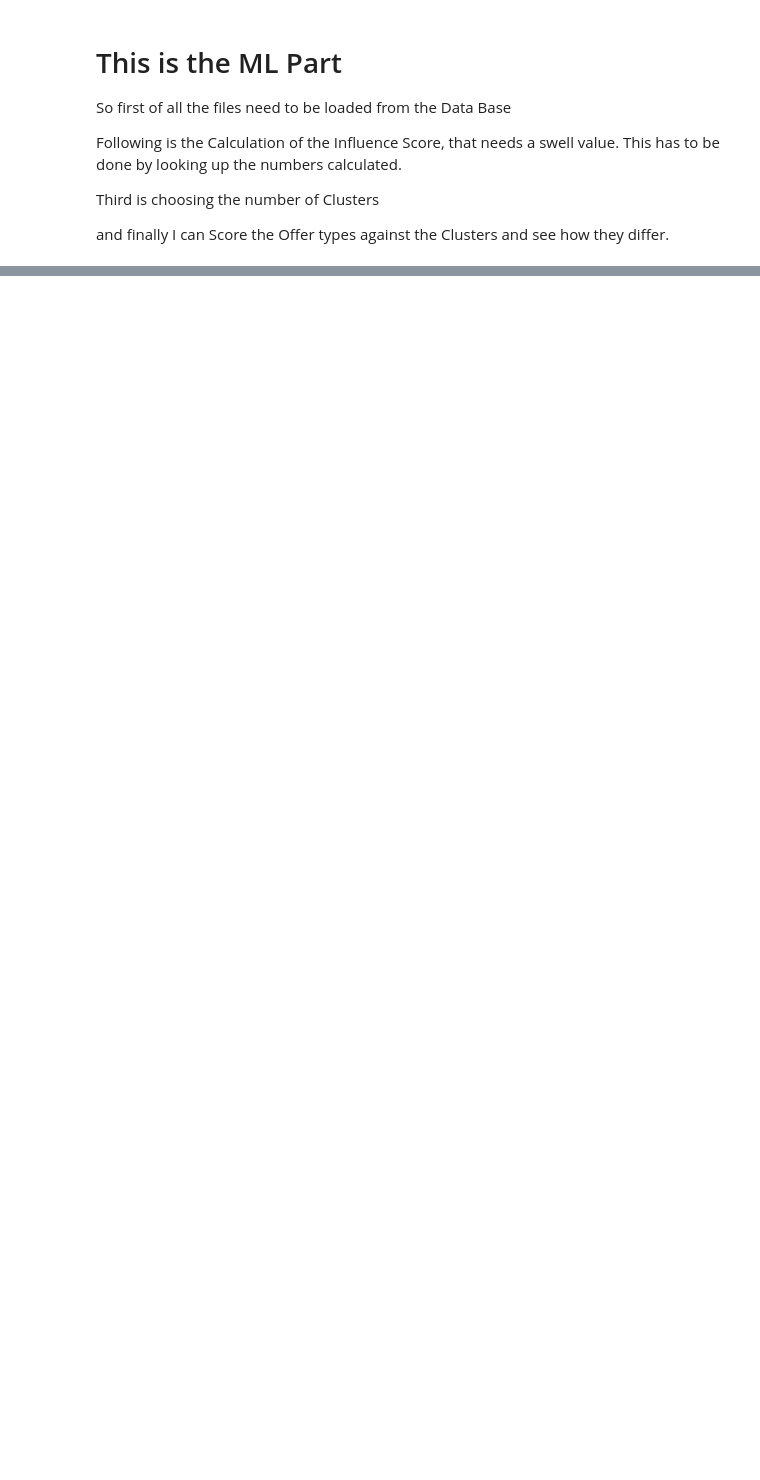
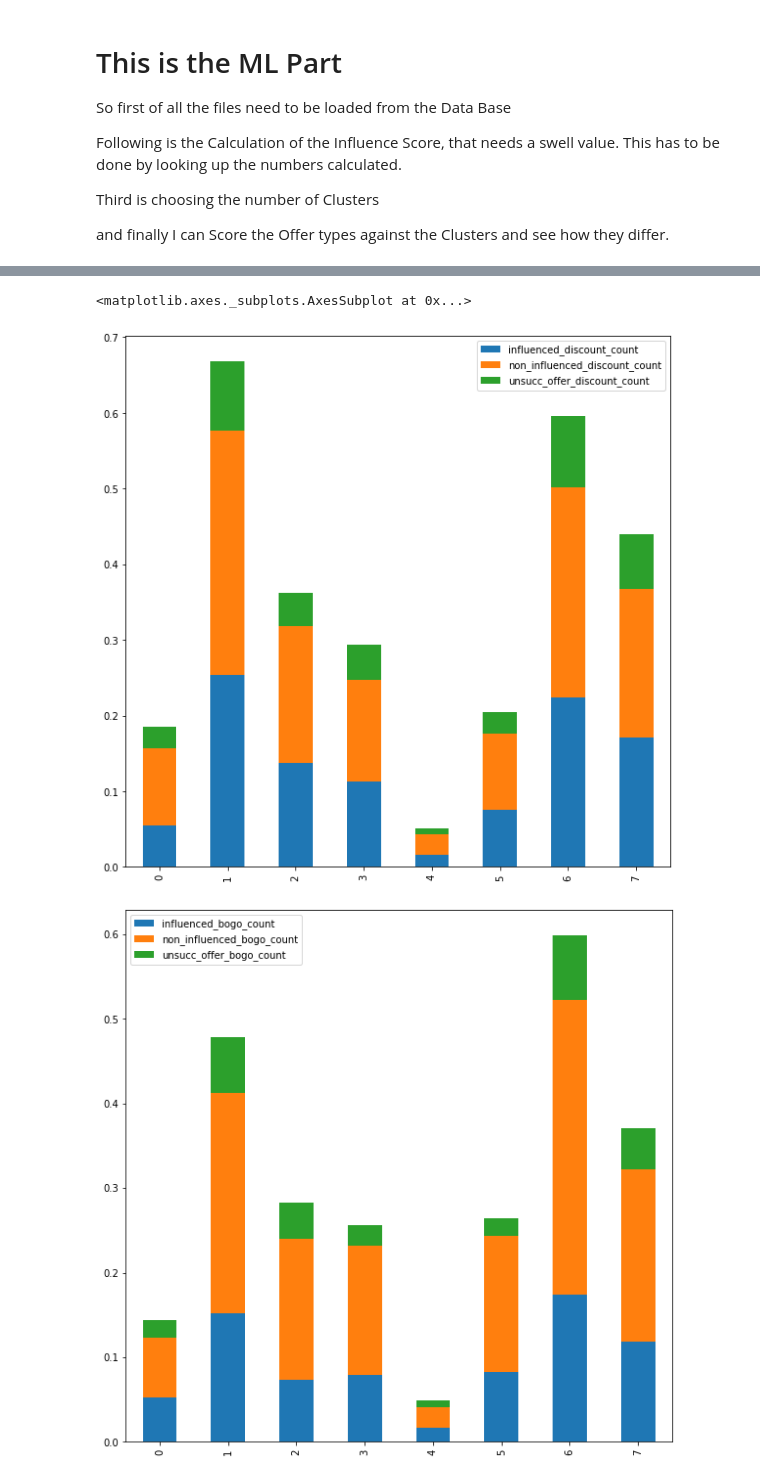
Before and after one commit to ludmann-stefan/Starbucks_CapstoneProject, a Jupyter notebook: ML StarbucksProject.ipynb, the cells around one changed output, grey strips where cells are left out. Drawn from its saved outputs; the diff is of its cells as text; code cells hidden in the pictures; blank space fills up the shorter version.

```diff
--- a/ML StarbucksProject.ipynb
+++ b/ML StarbucksProject.ipynb
@@ -573,0 +643,22 @@ It is shown as relation + = better than average and - = less than avg.
+# %%
+def add_clusters (data):
+
+    '''
+        Add the found clusters to the transcript
+
+        99 is the cluster for not indentified persons.
+    '''
+
+    i = 0
+    cluster = []
+    stop = len (data)
+
+    while i < stop:
+
+        try: cluster.append (profiles.set_index (['id']).loc [data.iloc [i]['person']] ['Cluster_id'])
+        except: cluster.append (99)
+
+        i += 1
+        print ('%.2f' % (i*100 / stop ), end = '\r')
+
+    return cluster
@@ -573,0 +863,7 @@ It is shown as relation + = better than average and - = less than avg.
+# %%
+# get the offers for each cluster
+
+cluster_received_vect = add_clusters (received)
+
+received_a = received.reset_index ().merge (pd.DataFrame (cluster_received_vect), left_index = True, right_index = True, how = 'left')
+received_a.rename (columns = {0: 'cluster'}, inplace = True)
@@ -573,0 +917,3 @@ It is shown as relation + = better than average and - = less than avg.
+# %%
+bogo_matrix = DF_count.loc [bogo_loc]/ received_a[received_a.offer_type == 'bogo']['cluster'].value_counts()
+bogo_matrix
@@ -573,0 +925,3 @@ It is shown as relation + = better than average and - = less than avg.
+# %%
+disc_matrix = DF_count.loc [discount_loc]/ received_a[received_a.offer_type == 'discount']['cluster'].value_counts()
+disc_matrix.sort_index (ascending = True)
@@ -573,0 +933,7 @@ It is shown as relation + = better than average and - = less than avg.
+# %%
+disc_matrix.sort_index (ascending = True).drop ([99], axis = 1).T.plot (kind = 'bar', stacked = True)
+bogo_matrix.sort_index (ascending = True).drop ([99], axis = 1).T.plot (kind = 'bar', stacked = True)
+# %% [output]
+<matplotlib.axes._subplots.AxesSubplot at 0x...>
+[figure, added]
+[figure, added]
```
Also changed, not shown: parts of 78 cells of this notebook, 2 other files.
